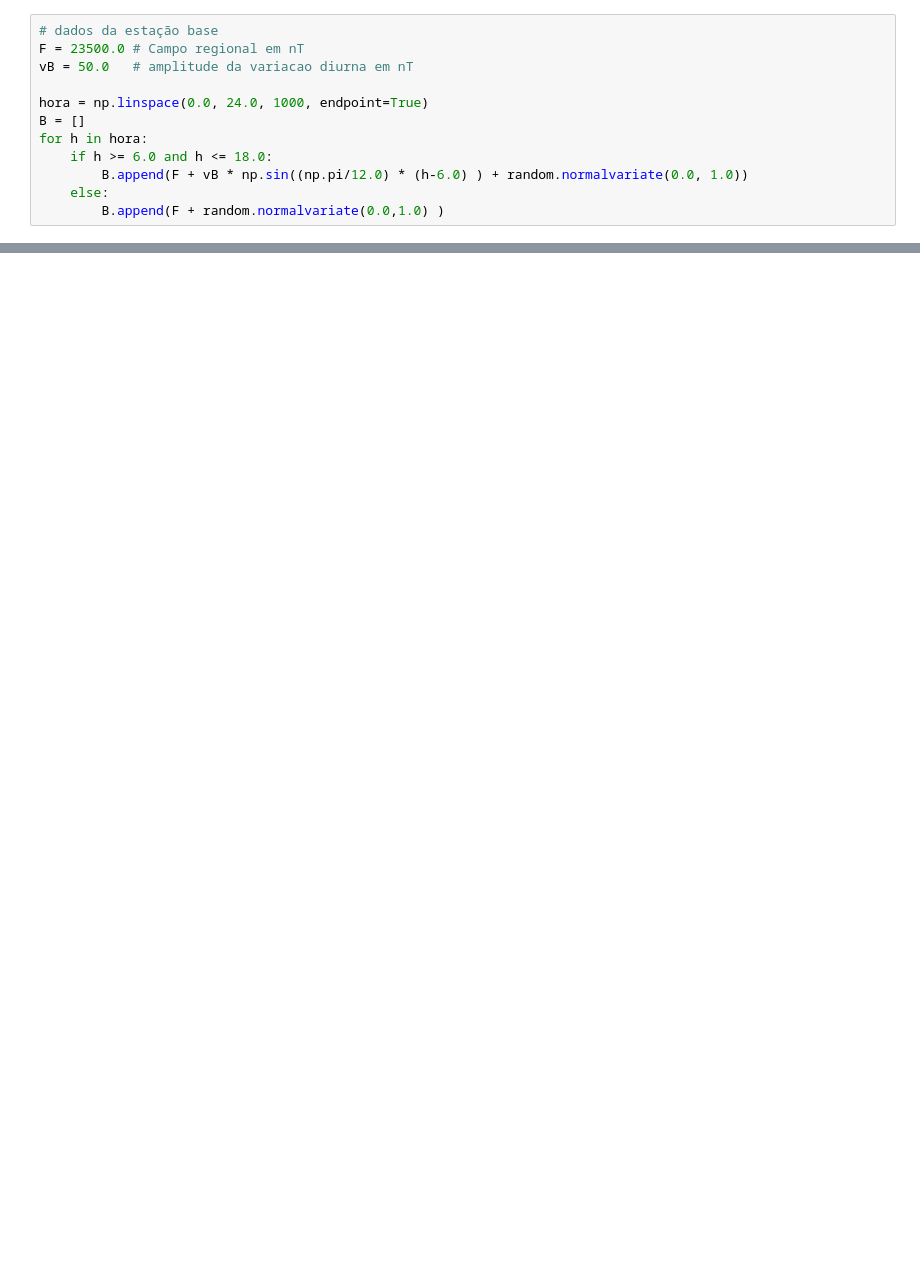
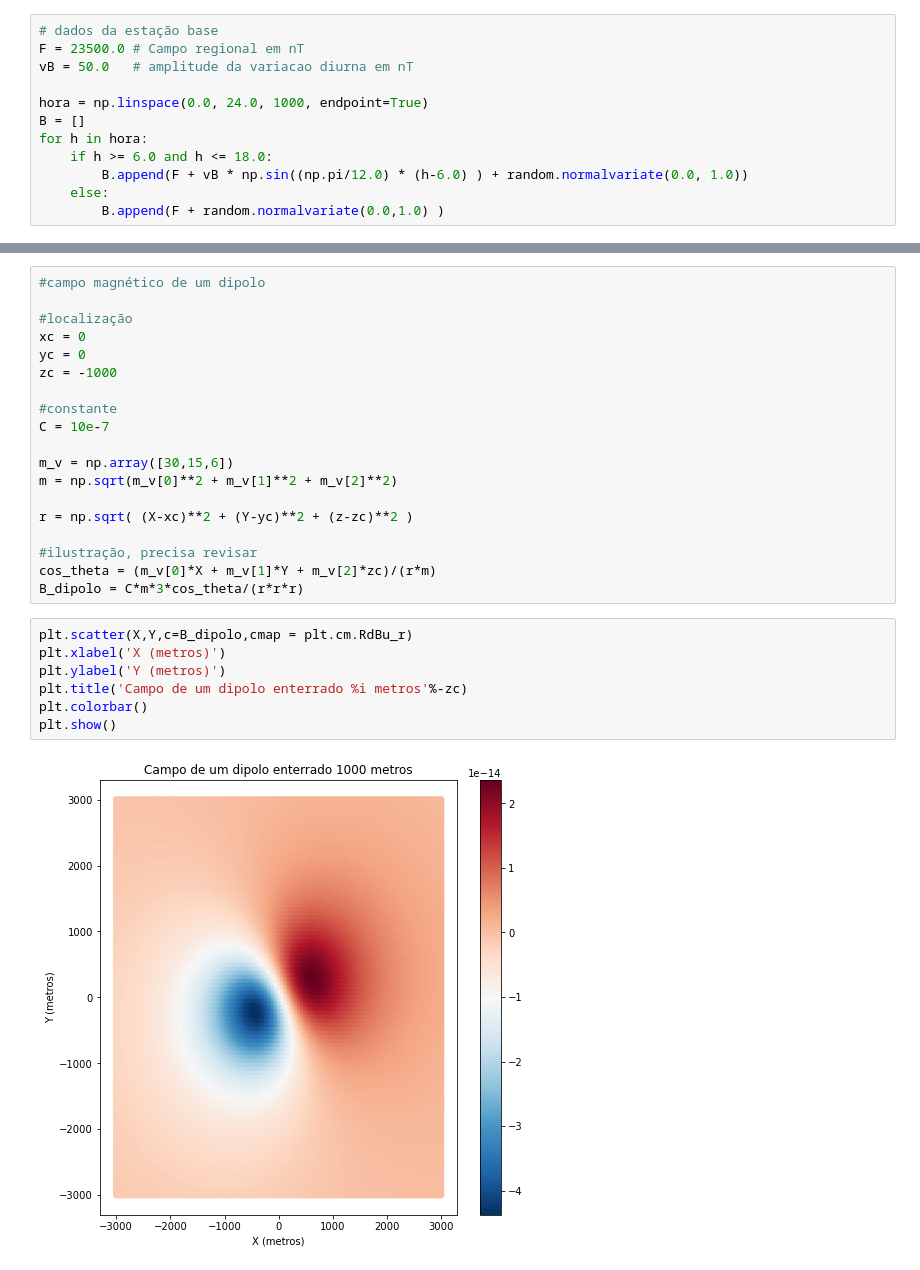
Before and after one commit to gdssouza/IGRF_n_diurnalVariation, a Jupyter notebook: variacao_diurna_sintetica.ipynb, the cells around one changed output, grey strips where cells are left out. Cells and saved outputs as stored; diff of their text form; blank space fills up the shorter version.

```diff
--- a/variacao_diurna_sintetica.ipynb
+++ b/variacao_diurna_sintetica.ipynb
@@ -50,0 +55,28 @@ plt.show()
+# %%
+#campo magnético de um dipolo
+
+#localização
+xc = 0
+yc = 0
+zc = -1000
+
+#constante
+C = 10e-7
+
+m_v = np.array([30,15,6])
+m = np.sqrt(m_v[0]**2 + m_v[1]**2 + m_v[2]**2)
+
+r = np.sqrt( (X-xc)**2 + (Y-yc)**2 + (z-zc)**2 )
+
+#ilustração, precisa revisar
+cos_theta = (m_v[0]*X + m_v[1]*Y + m_v[2]*zc)/(r*m)
+B_dipolo = C*m*3*cos_theta/(r*r*r)
+# %%
+plt.scatter(X,Y,c=B_dipolo,cmap = plt.cm.RdBu_r)
+plt.xlabel('X (metros)')
+plt.ylabel('Y (metros)')
+plt.title('Campo de um dipolo enterrado %i metros'%-zc)
+plt.colorbar()
+plt.show()
+# %% [output]
+[figure, added]
```
Also changed, not shown: parts of 7 cells of this notebook.
